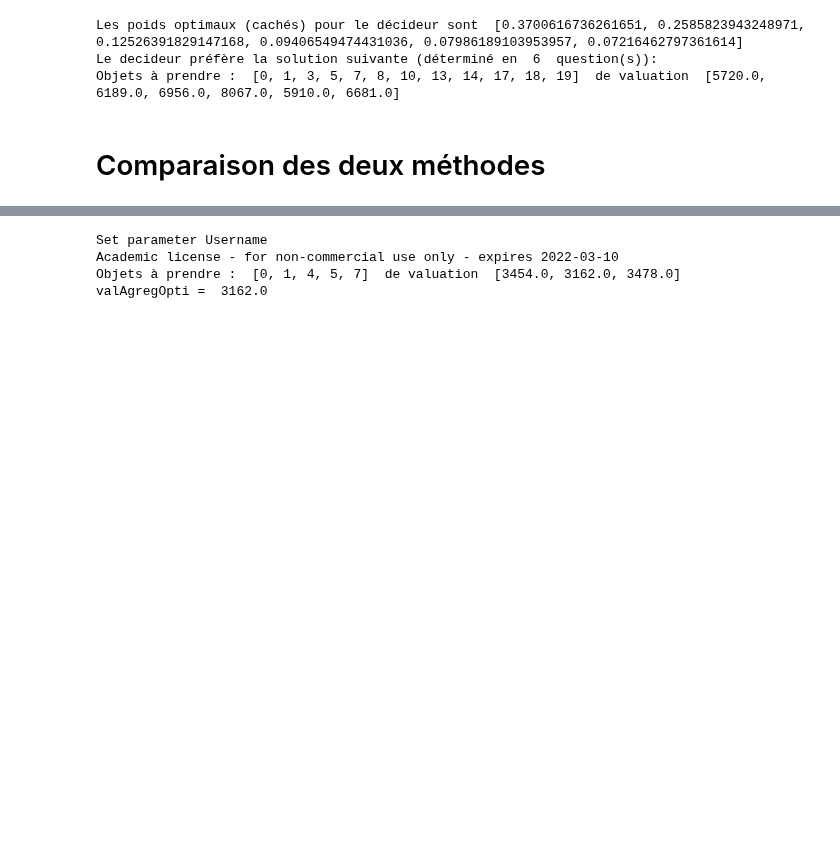
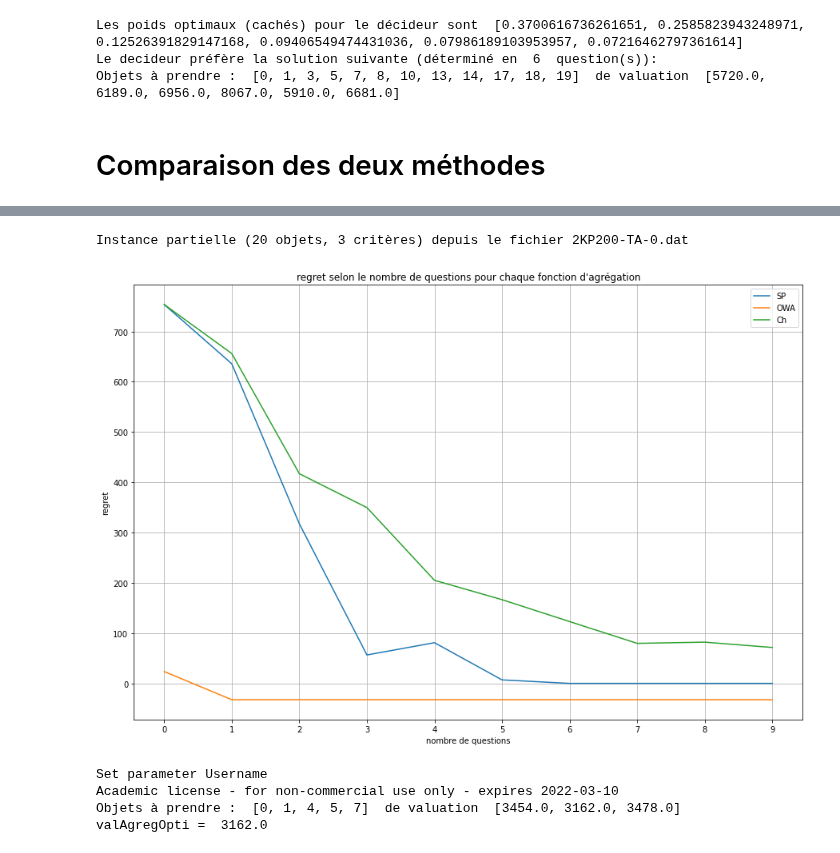
Before and after one commit to EmilieBiegas/Projet-MADMC, a Jupyter notebook: MADMC_Projet.ipynb, the cells around one changed output, grey strips where cells are left out. Cells and saved outputs as stored; diff of their text form; code cells hidden in the pictures; blank space fills up the shorter version.

```diff
--- a/MADMC_Projet.ipynb
+++ b/MADMC_Projet.ipynb
@@ -1520,3 +1652,43 @@ Objets à prendre :  [0, 1, 3, 5, 7, 8, 10, 13, 14, 17, 18, 19]  de valuation  [
+# %%
+def questionB(nomFichier, nbObjet, nbCritere, fctAgregation, ND_Tree=True, nbRep=10, nbQuestionMax=20, shuffle=False, verbose=False):
+    """Fonction permettant de comparer le regret par rapport au nombre de questions
+    Paramètres : nomFichier le nom du fichier
+                nbObjet le nombre d'objets
+                nbCritere le nombre de critères
+                fctAgregation le nom de la fonction d'agrégation choisie ("OWA", "SP", ...)
+                nbRep le nombre de fois où l'on va faire tourner les algos avec des jeux de poids différents de la fonction dagrégation (dans le
+                but de faire la moyenne des résultats obtenus)
+                nbQuestionMax le nombre de questions maximum à poser
+                verbose indique si on veut afficher le déroulement (True) ou non (False)"""
+
+    print(f"Instance partielle ({nbObjet} objets, {nbCritere} critères) depuis le fichier {nomFichier}")
+
+    plt.figure(figsize=(15,10))
+    plt.xticks(np.arange(0, nbQuestionMax+1, 1))
+    plt.grid(zorder=0)
+    plt.xlabel("nombre de questions")
+    plt.ylabel("regret")
+    plt.title("regret selon le nombre de questions pour chaque fonction d'agrégation")
+
+    res=np.zeros((len(fctAgregation),nbQuestionMax))
+    for i in range (nbRep):
+        _, W, w, v = LectureInstanceParticuliere(nomFichier, nbObjet, nbCritere, shuffle=shuffle)
+        XeList = PLS_ND_Tree(W, w, v)[0] if ND_Tree == True else PLS(W, w, v)
+        for j, fct in enumerate(fctAgregation):
+            ListePoids = [generePoids(v, fct) for _ in range(nbQuestionMax)]
+            for k in range(nbQuestionMax):
+                regret = ElicitationIncrementaleNbQuestion(XeList, v, fct, poids=ListePoids[k], verbose=verbose, nbQuestion=k)
+                res[j][k]+=regret
+    res/=nbRep
+    for l in range(len(fctAgregation)):
+        plt.plot(res[l],label=fctAgregation[l])
+    plt.legend(loc="best")
+# %%
+Ldecideurs = ["SP","OWA","Ch"]
+questionB(nomFichier="2KP200-TA-0.dat", nbObjet=20, nbCritere=3, fctAgregation=Ldecideurs, ND_Tree=True, nbRep=2, nbQuestionMax=10, shuffle=True, verbose=False)
+# %% [output]
+Instance partielle (20 objets, 3 critères) depuis le fichier 2KP200-TA-0.dat
+[figure, added]
 # %%
 def distanceOptimale(valAgregOpti, solConseillee, v, poids, fctAgregation):
     """Fonction déterminant l'erreur par rapport à la solution optimale du décideur
```
Also changed, not shown: parts of 10 cells of this notebook.
